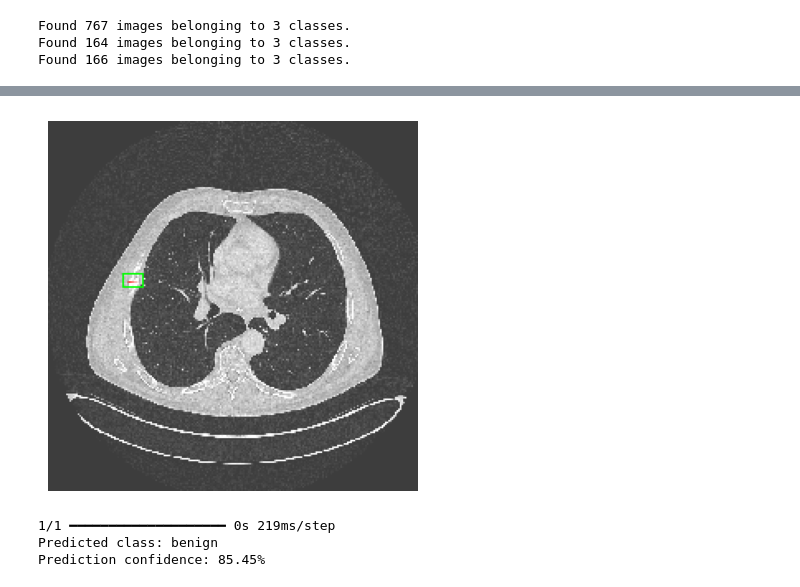
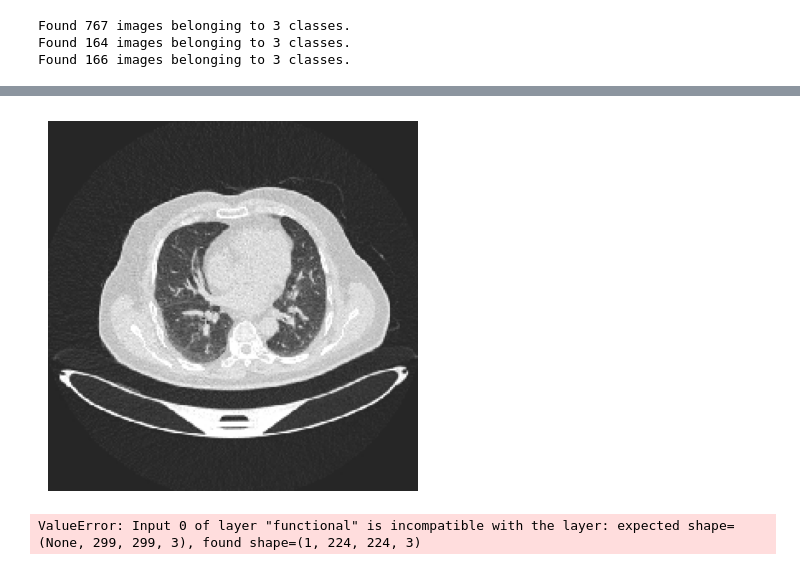
Before and after one commit to Maher1410/Medical_Draft, a Jupyter notebook: InceptionV3.ipynb, the cells around one changed output, grey strips where cells are left out. Drawn from its saved outputs; the diff is of its cells as text; code cells hidden in the pictures.

```diff
--- a/InceptionV3.ipynb
+++ b/InceptionV3.ipynb
@@ -250,31 +231,29 @@ Prediction confidence: 100.00%
 # %%
-image_path = r"C:\Users\Swarathmica\Downloads\archive\Test cases\000328_08_03_167.png"
+image_path = r"C:\Users\DELL 5540\Desktop\AI-Diagnostics-for-Predicting-Bone-Metastasis-in-Lung-Cancer-Patients-main\archive\The IQ-OTHNCCD lung cancer dataset\The IQ-OTHNCCD lung cancer dataset\test\Bengin cases\Bengin case (1).jpg"
 # Step 1: Load the image
 img = load_img(image_path, target_size=(224, 224))  # Resize to match input shape
 plt.imshow(img)  # Display the image
 plt.axis('off')  # Hide axis
 plt.show()
 
 # Step 2: Preprocess the image
 img_array = img_to_array(img)  # Convert image to array
 img_array = np.expand_dims(img_array, axis=0)  # Add batch dimension
 img_array /= 255.0  # Rescale pixel values
 
 # Step 3: Make a prediction
 predictions = model.predict(img_array)
 
 # Step 4: Interpret the prediction
 class_indices = {0: 'normal', 1: 'malignant', 2: 'benign'}  # Update according to your dataset's class indices
 predicted_class = np.argmax(predictions, axis=1)  # Get the index of the highest score
 
 # Display the result
 print(f"Predicted class: {class_indices[predicted_class[0]]}")
 print(f"Prediction confidence: {np.max(predictions) * 100:.2f}%")
 # %% [output]
-[figure, old version]
+[figure, new version]
-1/1 ━━━━━━━━━━━━━━━━━━━━ 0s 219ms/step
-Predicted class: benign
-Prediction confidence: 85.45%
+ValueError: Input 0 of layer "functional" is incompatible with the layer: expected shape=(None, 299, 299, 3), found shape=(1, 224, 224, 3)
 # %%
 from sklearn.metrics import confusion_matrix, classification_report
 import seaborn as sns
```
Also changed, not shown: parts of 6 cells of this notebook.
